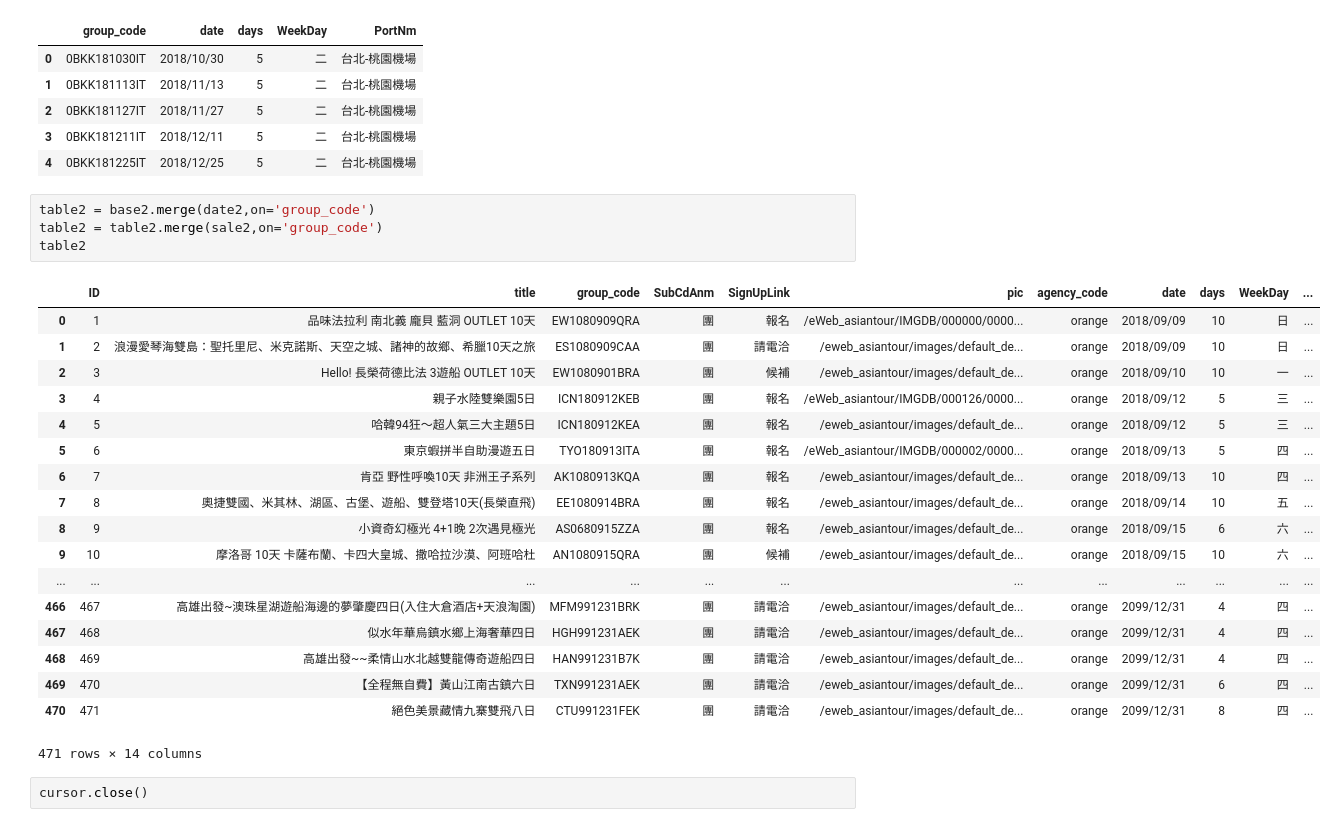
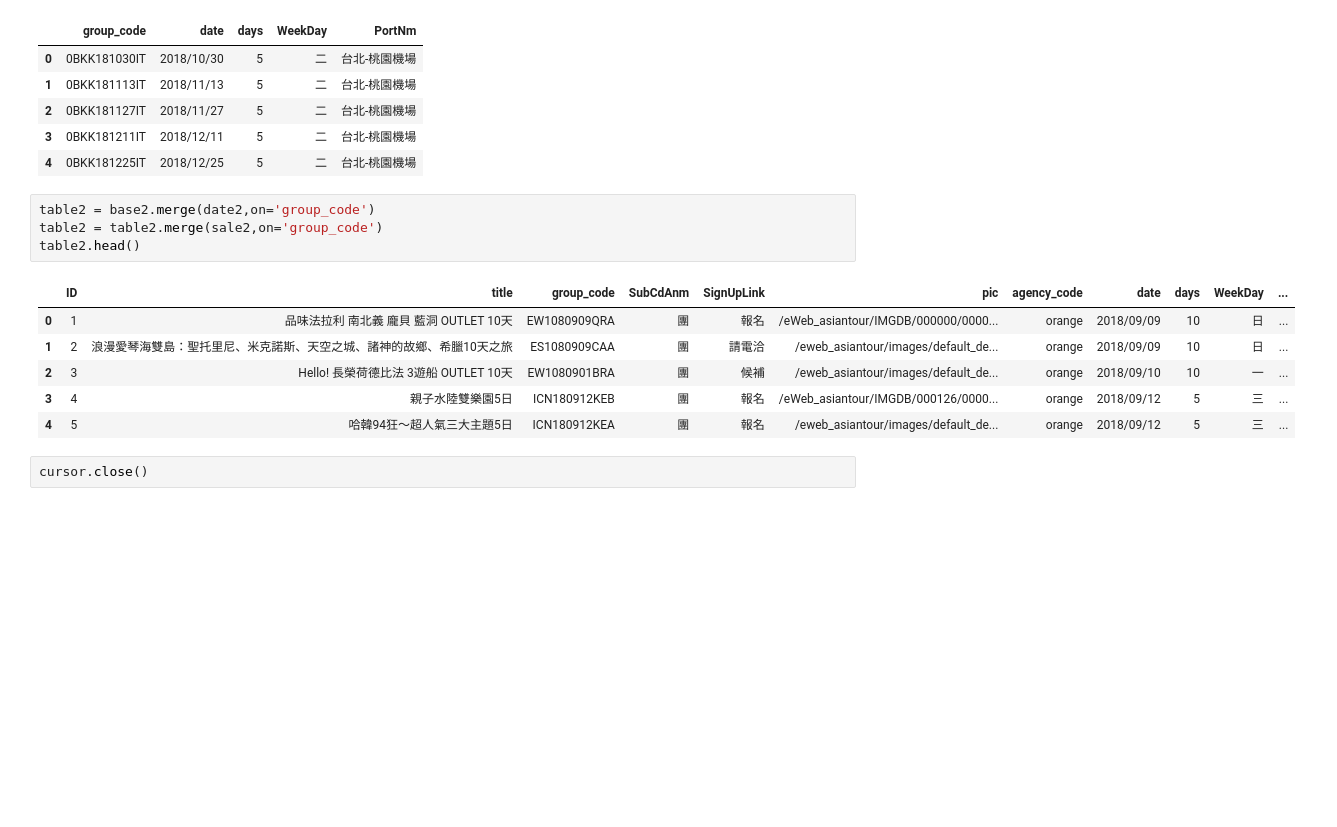
Before and after one commit to catxxx591/tour, a Jupyter notebook: tour2.ipynb, the cells around one changed output. Cells and saved outputs as stored; diff of their text form; blank space fills up the shorter version.

```diff
--- a/tour2.ipynb
+++ b/tour2.ipynb
@@ -581,25 +552,13 @@ date2.head()
 # %%
 table2 = base2.merge(date2,on='group_code')
 table2 = table2.merge(sale2,on='group_code')
-table2
+table2.head()
 # %% [output]
 |  | ID | title | group_code | SubCdAnm | SignUpLink | pic | agency_code | date | days | WeekDay | ... |
 | 0 | 1 | 品味法拉利 南北義 龐貝 藍洞 OUTLET 10天 | EW1080909QRA | 團 | 報名 | /eWeb_asiantour/IMGDB/000000/0000... | orange | 2018/09/09 | 10 | 日 | ... |
 | 1 | 2 | 浪漫愛琴海雙島：聖托里尼、米克諾斯、天空之城、諸神的故鄉、希臘10天之旅 | ES1080909CAA | 團 | 請電洽 | /eweb_asiantour/images/default_de... | orange | 2018/09/09 | 10 | 日 | ... |
 | 2 | 3 | Hello! 長榮荷德比法 3遊船 OUTLET 10天 | EW1080901BRA | 團 | 候補 | /eweb_asiantour/images/default_de... | orange | 2018/09/10 | 10 | 一 | ... |
 | 3 | 4 | 親子水陸雙樂園5日 | ICN180912KEB | 團 | 報名 | /eWeb_asiantour/IMGDB/000126/0000... | orange | 2018/09/12 | 5 | 三 | ... |
 | 4 | 5 | 哈韓94狂～超人氣三大主題5日 | ICN180912KEA | 團 | 報名 | /eweb_asiantour/images/default_de... | orange | 2018/09/12 | 5 | 三 | ... |
-| 5 | 6 | 東京蝦拼半自助漫遊五日 | TYO180913ITA | 團 | 報名 | /eWeb_asiantour/IMGDB/000002/0000... | orange | 2018/09/13 | 5 | 四 | ... |
-| 6 | 7 | 肯亞 野性呼喚10天 非洲王子系列 | AK1080913KQA | 團 | 報名 | /eweb_asiantour/images/default_de... | orange | 2018/09/13 | 10 | 四 | ... |
-| 7 | 8 | 奧捷雙國、米其林、湖區、古堡、遊船、雙登塔10天(長榮直飛) | EE1080914BRA | 團 | 報名 | /eweb_asiantour/images/default_de... | orange | 2018/09/14 | 10 | 五 | ... |
-| 8 | 9 | 小資奇幻極光 4+1晚 2次遇見極光 | AS0680915ZZA | 團 | 報名 | /eweb_asiantour/images/default_de... | orange | 2018/09/15 | 6 | 六 | ... |
-| 9 | 10 | 摩洛哥 10天 卡薩布蘭、卡四大皇城、撒哈拉沙漠、阿班哈杜 | AN1080915QRA | 團 | 候補 | /eweb_asiantour/images/default_de... | orange | 2018/09/15 | 10 | 六 | ... |
-| ... | ... | ... | ... | ... | ... | ... | ... | ... | ... | ... | ... |
-| 466 | 467 | 高雄出發~澳珠星湖遊船海邊的夢肇慶四日(入住大倉酒店+天浪淘園) | MFM991231BRK | 團 | 請電洽 | /eweb_asiantour/images/default_de... | orange | 2099/12/31 | 4 | 四 | ... |
-| 467 | 468 | 似水年華烏鎮水鄉上海奢華四日 | HGH991231AEK | 團 | 請電洽 | /eweb_asiantour/images/default_de... | orange | 2099/12/31 | 4 | 四 | ... |
-| 468 | 469 | 高雄出發~~柔情山水北越雙龍傳奇遊船四日 | HAN991231B7K | 團 | 請電洽 | /eweb_asiantour/images/default_de... | orange | 2099/12/31 | 4 | 四 | ... |
-| 469 | 470 | 【全程無自費】黃山江南古鎮六日 | TXN991231AEK | 團 | 請電洽 | /eweb_asiantour/images/default_de... | orange | 2099/12/31 | 6 | 四 | ... |
-| 470 | 471 | 絕色美景藏情九寨雙飛八日 | CTU991231FEK | 團 | 請電洽 | /eweb_asiantour/images/default_de... | orange | 2099/12/31 | 8 | 四 | ... |
-471 rows × 14 columns
 # %%
 cursor.close()
```
Also changed, not shown: parts of 6 cells of this notebook.
